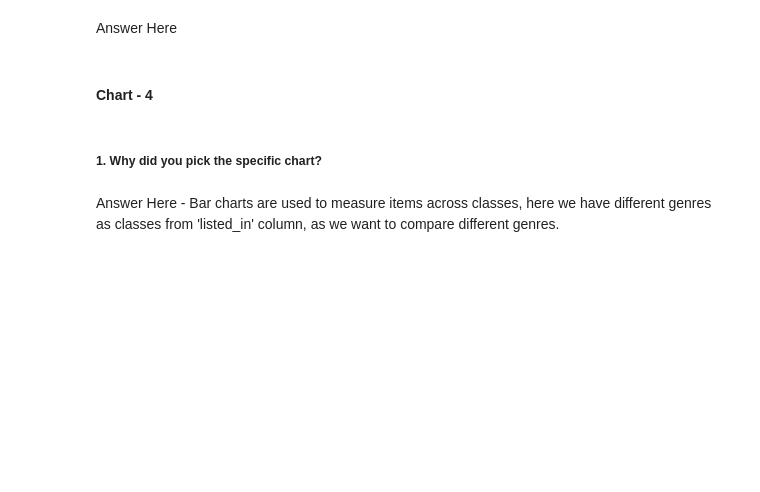
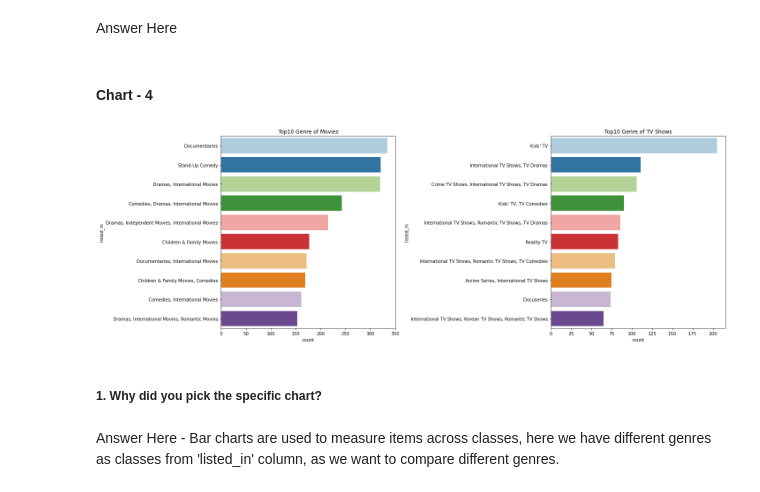
Before and after one commit to jaolekar/Netflix-clustering, a Jupyter notebook: Netflix_movies_and_TV_shows_Clustering_.ipynb, the cells around one changed output. Cells and saved outputs as stored; diff of their text form; code cells hidden in the pictures; blank space fills up the shorter version.

```diff
--- a/Netflix_movies_and_TV_shows_Clustering_.ipynb
+++ b/Netflix_movies_and_TV_shows_Clustering_.ipynb
@@ -457,3 +473,16 @@ Answer Here
+# %%
+# Chart - 4 visualization code
+# #Analysing top10 genre of the movies
+figure, ax= plt.subplots(nrows=1, ncols=2, figsize=(20,7))
+sns.countplot(y=movies['listed_in'],data=movies,order=movies['listed_in'].value_counts().index[0:10],  palette='Paired', ax=ax[0])
+ax[0].set_title('Top10 Genre of Movies')
+# #Analysing top10 genres of TVSHOWS
+sns.countplot(y=tv_shows['listed_in'],data=tv_shows,order=tv_shows['listed_in'].value_counts().index[0:10], palette='Paired', ax=ax[1])
+ax[1].set_title('Top10 Genre of TV Shows')
+
+plt.tight_layout()
+# %% [output]
+[figure, added]
 # %% [markdown]
 ##### 1. Why did you pick the specific chart?
 # %% [markdown]
```
Also changed, not shown: parts of 13 cells of this notebook.
